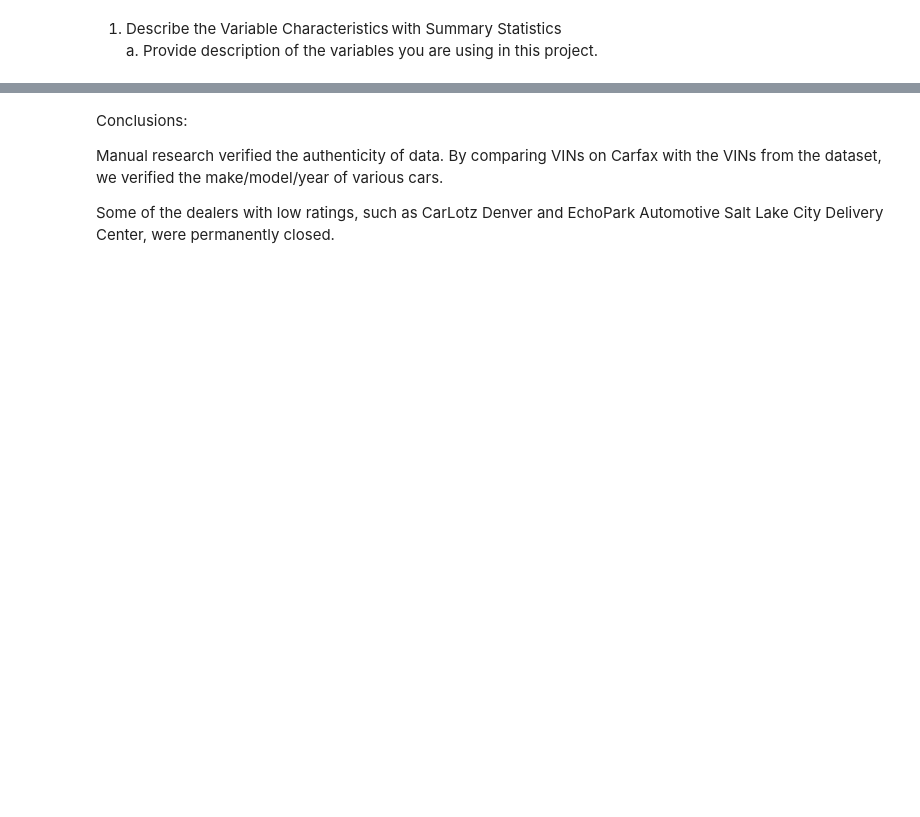
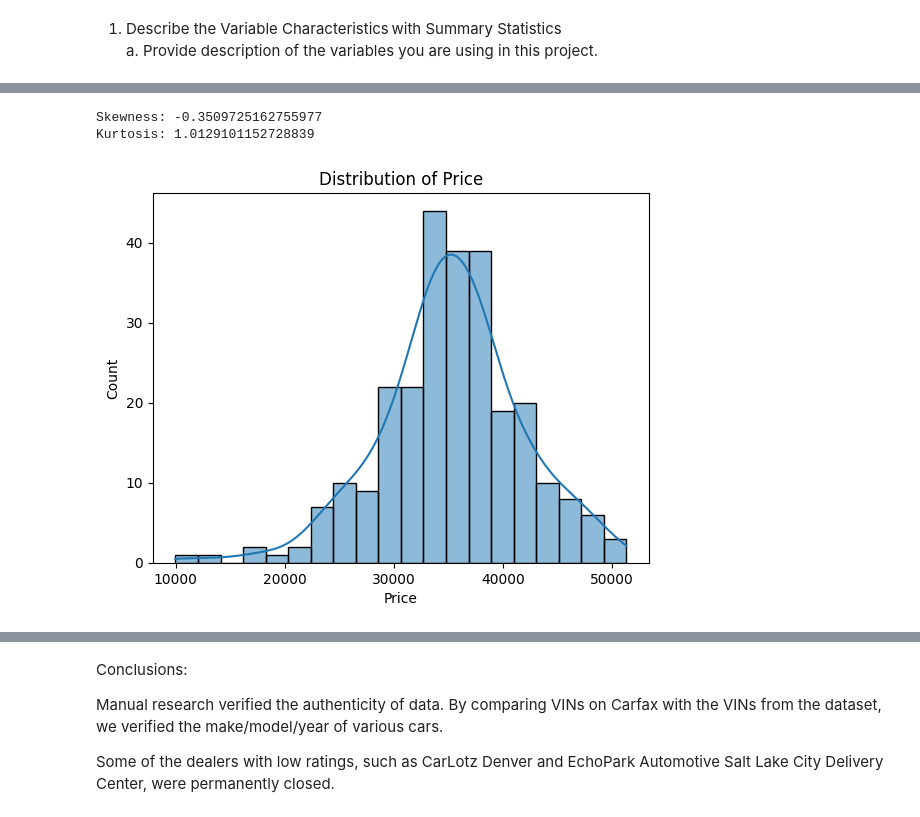
Before and after one commit to gabriel-joseph/data_science_portfolio, a Jupyter notebook: final_project/vance_final_project_eda.ipynb, the cells around one changed output, grey strips where cells are left out. Cells and saved outputs as stored; diff of their text form; code cells hidden in the pictures; blank space fills up the shorter version.

```diff
--- a/final_project/vance_final_project_eda.ipynb
+++ b/final_project/vance_final_project_eda.ipynb
@@ -186,0 +294,15 @@ While we have a large number of categorical data, we're going to focus on number
+# %%
+print("Skewness:", grand_cherokee_df['Price'].skew())
+print("Kurtosis:", grand_cherokee_df['Price'].kurt())
+# %% [output]
+Skewness: -0.3509725162755977
+Kurtosis: 1.0129101152728839
+# %%
+import seaborn as sns
+import matplotlib.pyplot as plt
+
+sns.histplot(grand_cherokee_df['Price'], kde=True)
+plt.title("Distribution of Price")
+plt.show()
+# %% [output]
+[figure, added]
```
Also changed, not shown: parts of 17 cells of this notebook.
